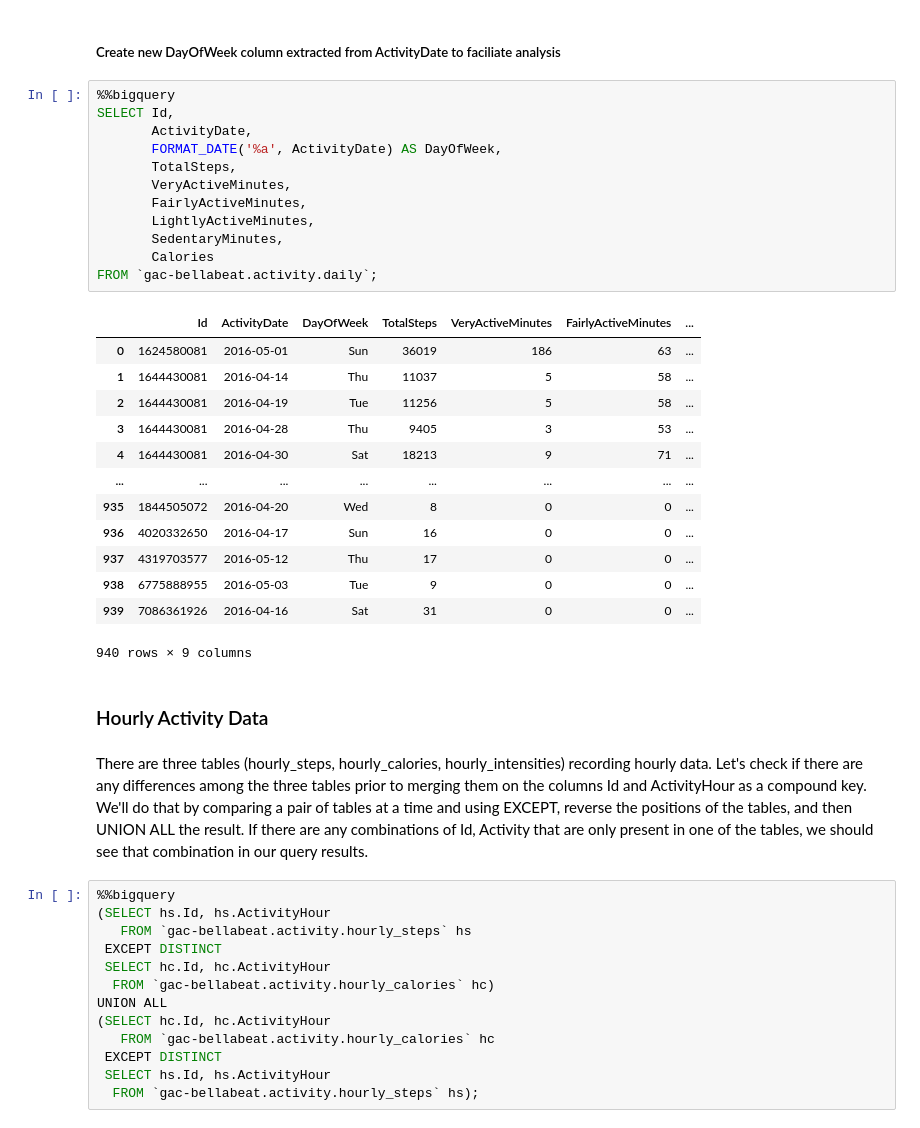
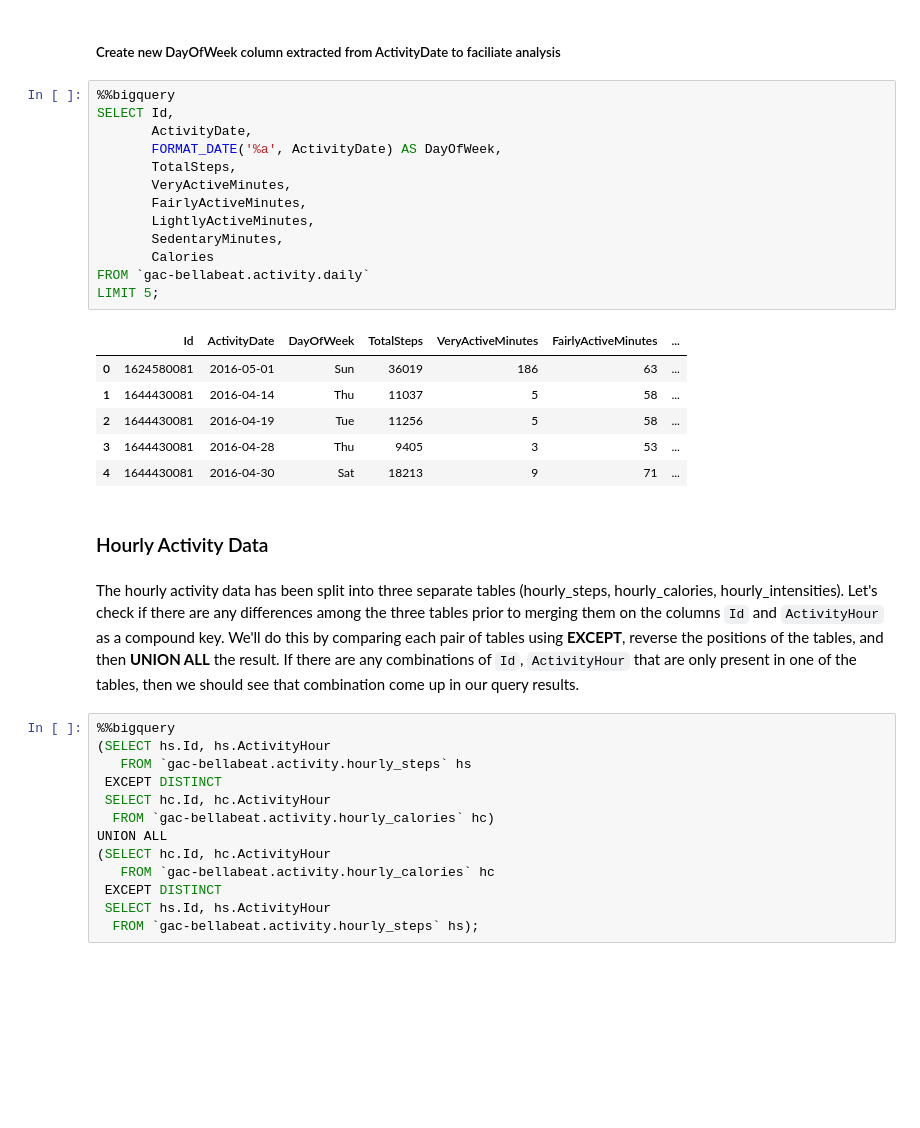
Before and after one commit to phlln/bellabeat-analysis, a Jupyter notebook: bellabeat_bigquery_playground.ipynb, the cells around one changed output. Drawn from its saved outputs; the diff is of its cells as text; blank space fills up the shorter version.

Commit message:
added text to hourly activity data in Process section

```diff
--- a/bellabeat_bigquery_playground.ipynb
+++ b/bellabeat_bigquery_playground.ipynb
@@ -270,33 +270,27 @@ ORDER BY Index ASC;
 # %%
 %%bigquery
 SELECT Id,
        ActivityDate,
        FORMAT_DATE('%a', ActivityDate) AS DayOfWeek,
        TotalSteps,
        VeryActiveMinutes,
        FairlyActiveMinutes,
        LightlyActiveMinutes,
        SedentaryMinutes,
        Calories
-FROM `gac-bellabeat.activity.daily`;
+FROM `gac-bellabeat.activity.daily`
+LIMIT 5;
 # %% [output]
 |  | Id | ActivityDate | DayOfWeek | TotalSteps | VeryActiveMinutes | FairlyActiveMinutes | ... |
 | 0 | 1624580081 | 2016-05-01 | Sun | 36019 | 186 | 63 | ... |
 | 1 | 1644430081 | 2016-04-14 | Thu | 11037 | 5 | 58 | ... |
 | 2 | 1644430081 | 2016-04-19 | Tue | 11256 | 5 | 58 | ... |
 | 3 | 1644430081 | 2016-04-28 | Thu | 9405 | 3 | 53 | ... |
 | 4 | 1644430081 | 2016-04-30 | Sat | 18213 | 9 | 71 | ... |
-| ... | ... | ... | ... | ... | ... | ... | ... |
-| 935 | 1844505072 | 2016-04-20 | Wed | 8 | 0 | 0 | ... |
-| 936 | 4020332650 | 2016-04-17 | Sun | 16 | 0 | 0 | ... |
-| 937 | 4319703577 | 2016-05-12 | Thu | 17 | 0 | 0 | ... |
-| 938 | 6775888955 | 2016-05-03 | Tue | 9 | 0 | 0 | ... |
-| 939 | 7086361926 | 2016-04-16 | Sat | 31 | 0 | 0 | ... |
-940 rows × 9 columns
 # %% [markdown]
 ### Hourly Activity Data
 # %% [markdown]
-There are three tables (hourly_steps, hourly_calories, hourly_intensities) recording hourly data. Let's check if there are any differences among the three tables prior to merging them on the columns Id and ActivityHour as a compound key. We'll do that by comparing a pair of tables at a time and using EXCEPT, reverse the positions of the tables, and then UNION ALL the result. If there are any combinations of Id, Activity that are only present in one of the tables, we should see that combination in our query results.
+The hourly activity data has been split into three separate tables (hourly_steps, hourly_calories, hourly_intensities). Let's check if there are any differences among the three tables prior to merging them on the columns `Id` and `ActivityHour` as a compound key. We'll do this by comparing each pair of tables using **EXCEPT**, reverse the positions of the tables, and then **UNION ALL** the result. If there are any combinations of `Id`, `ActivityHour` that are only present in one of the tables, then we should see that combination come up in our query results.
 # %%
 %%bigquery
 (SELECT hs.Id, hs.ActivityHour
```
Also changed, not shown: parts of 15 cells of this notebook.
